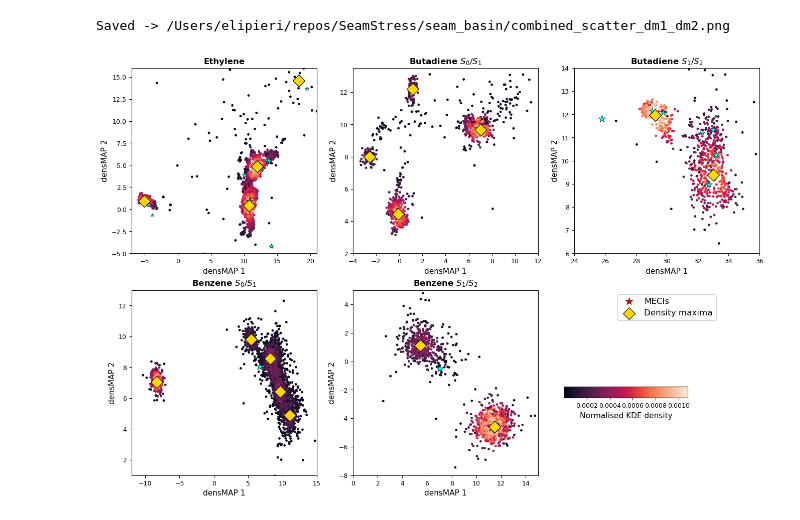
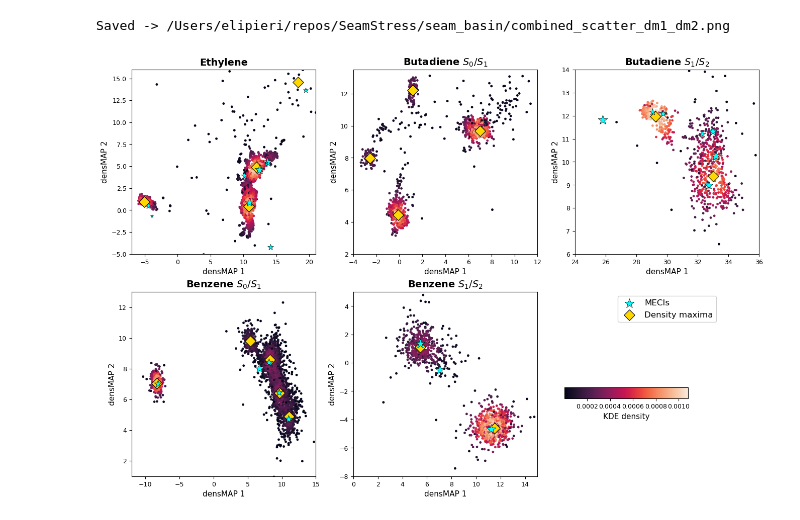
Before and after one commit to PieriLab/SeamStress, a Jupyter notebook: plotting_notebooks/combined_scatter.ipynb, the cells around one changed output. Cells and saved outputs as stored; diff of their text form; code cells hidden in the pictures.

Commit message:
plotting

```diff
--- a/plotting_notebooks/combined_scatter.ipynb
+++ b/plotting_notebooks/combined_scatter.ipynb
@@ -57,9 +57,9 @@ PAD_FRAC = 0.20   # fractional padding around MECI range (used when limits are a
 DENSITY_CMAP  = "rocket"   # colormap for spawn density
 SCATTER_S     = 6
 SCATTER_ALPHA = 1.0
-MECI_S        = 120
-MECI_S_MIN    = 20    # minimum star size (least-populated MECI)
-BASIN_S       = 150
+MECI_S        = 200
+MECI_S_MIN    = 30    # minimum star size (least-populated MECI)
+BASIN_S       = 120
 LABEL_SIZE    = 11
 TICK_SIZE     = 9
 ANNOT_SIZE    = 6
@@ -158,7 +158,7 @@ def draw_panel(ax, emb_spawn, emb_meci, spawn_density, modes, meci_names,
         ax.scatter(
             emb_meci[i, xi], emb_meci[i, yi],
             marker="*", s=sizes[i], c="aqua", edgecolor="k", linewidths=0.5,
-            zorder=5, label="MECIs" if i == 0 else "_nolegend_",
+            zorder=6, label="MECIs" if i == 0 else "_nolegend_",
         )
     ax.scatter(
         modes[:, xi], modes[:, yi],
@@ -192,7 +192,7 @@ def draw_panel(ax, emb_spawn, emb_meci, spawn_density, modes, meci_names,
     ax.set_xlabel("densMAP 1", fontsize=LABEL_SIZE)
     ax.set_ylabel("densMAP 2", fontsize=LABEL_SIZE)
     ax.tick_params(labelsize=TICK_SIZE)
-    ax.set_title(title, fontsize=LABEL_SIZE + 1, fontweight="bold")
+    ax.set_title(title, fontsize=LABEL_SIZE + 3, fontweight="bold")
     return sc
 # %%
 fig, axes = plt.subplots(2, 3, figsize=(FIG_W * 3, FIG_H * 2))
@@ -207,33 +207,33 @@ for i, name in enumerate(DATASET_ORDER):
                          meci_names, title=TITLES[name], name=name)
 
 # ── Legend panel ─────────────────────────────────────────────────────────────
 ax_leg = axes_flat[5]
 ax_leg.set_axis_off()
 
 legend_handles = [
-    plt.scatter([], [], marker="*", s=MECI_S,  c="red",    edgecolor="k", linewidths=0.5, label="MECIs"),
+    plt.scatter([], [], marker="*", s=MECI_S,  c="aqua",    edgecolor="k", linewidths=0.5, label="MECIs"),
     plt.scatter([], [], marker="D", s=BASIN_S, c="gold", edgecolor="k", linewidths=0.8, label="Density maxima"),
 ]
 ax_leg.legend(
     handles=legend_handles,
     fontsize=LABEL_SIZE + 1,
     loc="upper center",
     frameon=True,
     framealpha=0.9,
 )
 
 # Colorbar inside legend panel
 pos    = ax_leg.get_position()
 cax    = fig.add_axes([pos.x0 + pos.width * 0.1, pos.y0 + pos.height * 0.35,
                         pos.width * 0.8, pos.height * 0.07])
 cbar   = fig.colorbar(last_sc, cax=cax, orientation="horizontal")
-cbar.set_label("Normalised KDE density", fontsize=LABEL_SIZE)
+cbar.set_label("KDE density", fontsize=LABEL_SIZE)
 cbar.ax.tick_params(labelsize=TICK_SIZE)
 
 fig.tight_layout()
 fig.savefig(OUTPUT_FILE, dpi=OUTPUT_DPI, bbox_inches="tight")
 print(f"Saved -> {OUTPUT_FILE}")
 plt.show()
 # %% [output]
 Saved -> /Users/elipieri/repos/SeamStress/seam_basin/combined_scatter_dm1_dm2.png
-[figure, old version]
+[figure, new version]
```
